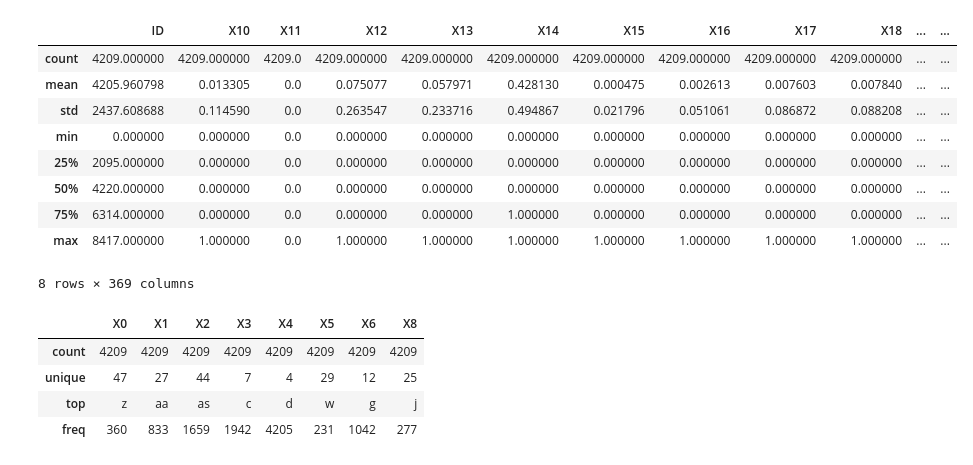
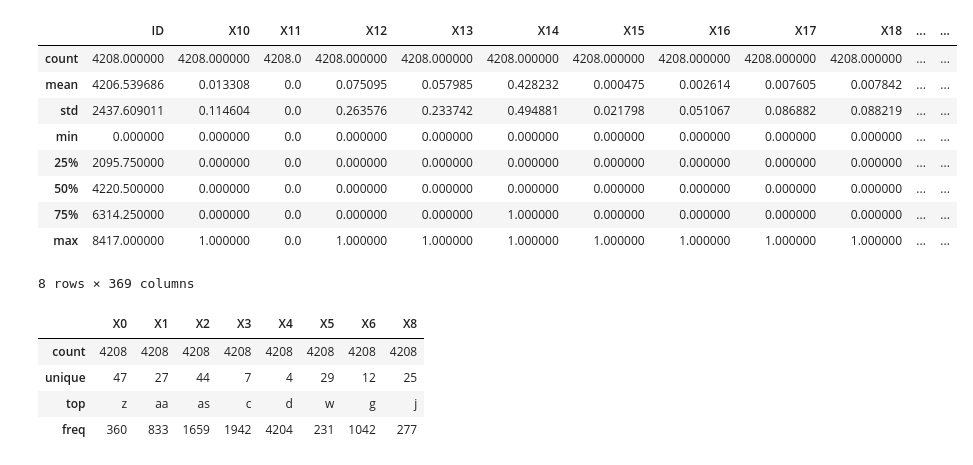
Before and after one commit to bhavesh0009/mercedes-benz-greener-manufacturing, a Jupyter notebook: First Attempt.ipynb, the cells around one changed output. Cells and saved outputs as stored; diff of their text form; code cells hidden in the pictures.

```diff
--- a/First Attempt.ipynb
+++ b/First Attempt.ipynb
@@ -13,28 +37,29 @@ test =  pd.read_csv("C:\\Users\\user\\mercedes-benz-greener-manufacturing\\test.
 # %%
 # store it as Y
+train=train[train.y<=170]
 Y_train = train["y"]
 train.drop(["y"], axis=1, inplace=True)
 id_test = test["ID"]
 train.describe()
 # %% [output]
 |  | ID | X10 | X11 | X12 | X13 | X14 | X15 | X16 | X17 | X18 | ... | ... |
-| count | 4209.000000 | 4209.000000 | 4209.0 | 4209.000000 | 4209.000000 | 4209.000000 | 4209.000000 | 4209.000000 | 4209.000000 | 4209.000000 | ... | ... |
-| mean | 4205.960798 | 0.013305 | 0.0 | 0.075077 | 0.057971 | 0.428130 | 0.000475 | 0.002613 | 0.007603 | 0.007840 | ... | ... |
-| std | 2437.608688 | 0.114590 | 0.0 | 0.263547 | 0.233716 | 0.494867 | 0.021796 | 0.051061 | 0.086872 | 0.088208 | ... | ... |
+| count | 4208.000000 | 4208.000000 | 4208.0 | 4208.000000 | 4208.000000 | 4208.000000 | 4208.000000 | 4208.000000 | 4208.000000 | 4208.000000 | ... | ... |
+| mean | 4206.539686 | 0.013308 | 0.0 | 0.075095 | 0.057985 | 0.428232 | 0.000475 | 0.002614 | 0.007605 | 0.007842 | ... | ... |
+| std | 2437.609011 | 0.114604 | 0.0 | 0.263576 | 0.233742 | 0.494881 | 0.021798 | 0.051067 | 0.086882 | 0.088219 | ... | ... |
 | min | 0.000000 | 0.000000 | 0.0 | 0.000000 | 0.000000 | 0.000000 | 0.000000 | 0.000000 | 0.000000 | 0.000000 | ... | ... |
-| 25% | 2095.000000 | 0.000000 | 0.0 | 0.000000 | 0.000000 | 0.000000 | 0.000000 | 0.000000 | 0.000000 | 0.000000 | ... | ... |
-| 50% | 4220.000000 | 0.000000 | 0.0 | 0.000000 | 0.000000 | 0.000000 | 0.000000 | 0.000000 | 0.000000 | 0.000000 | ... | ... |
-| 75% | 6314.000000 | 0.000000 | 0.0 | 0.000000 | 0.000000 | 1.000000 | 0.000000 | 0.000000 | 0.000000 | 0.000000 | ... | ... |
+| 25% | 2095.750000 | 0.000000 | 0.0 | 0.000000 | 0.000000 | 0.000000 | 0.000000 | 0.000000 | 0.000000 | 0.000000 | ... | ... |
+| 50% | 4220.500000 | 0.000000 | 0.0 | 0.000000 | 0.000000 | 0.000000 | 0.000000 | 0.000000 | 0.000000 | 0.000000 | ... | ... |
+| 75% | 6314.250000 | 0.000000 | 0.0 | 0.000000 | 0.000000 | 1.000000 | 0.000000 | 0.000000 | 0.000000 | 0.000000 | ... | ... |
 | max | 8417.000000 | 1.000000 | 0.0 | 1.000000 | 1.000000 | 1.000000 | 1.000000 | 1.000000 | 1.000000 | 1.000000 | ... | ... |
 8 rows × 369 columns
 # %%
 train.describe(include=["O"])
 # %% [output]
 |  | X0 | X1 | X2 | X3 | X4 | X5 | X6 | X8 |
-| count | 4209 | 4209 | 4209 | 4209 | 4209 | 4209 | 4209 | 4209 |
+| count | 4208 | 4208 | 4208 | 4208 | 4208 | 4208 | 4208 | 4208 |
 | unique | 47 | 27 | 44 | 7 | 4 | 29 | 12 | 25 |
 | top | z | aa | as | c | d | w | g | j |
-| freq | 360 | 833 | 1659 | 1942 | 4205 | 231 | 1042 | 277 |
+| freq | 360 | 833 | 1659 | 1942 | 4204 | 231 | 1042 | 277 |
 # %%
 num_train = len(train)
 all_data = pd.concat([train, test])
```
Also changed, not shown: parts of 21 cells of this notebook, 27 other files.
